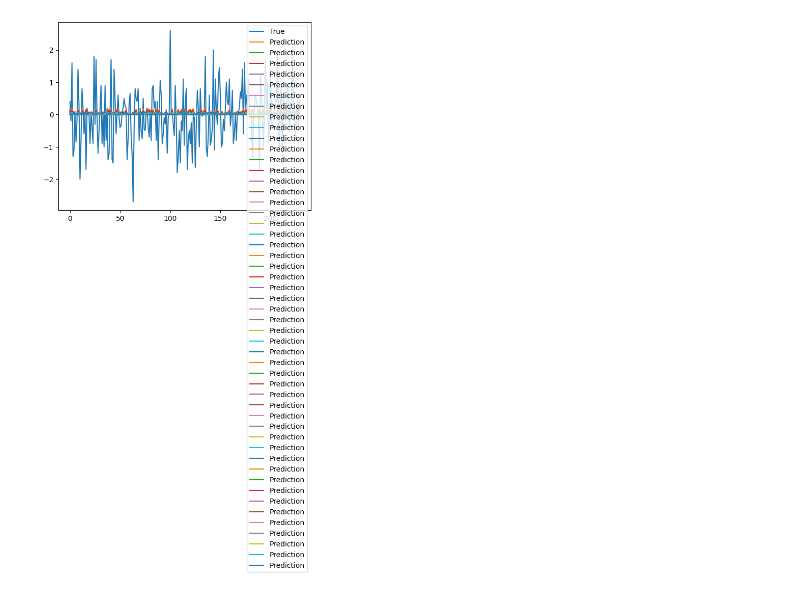
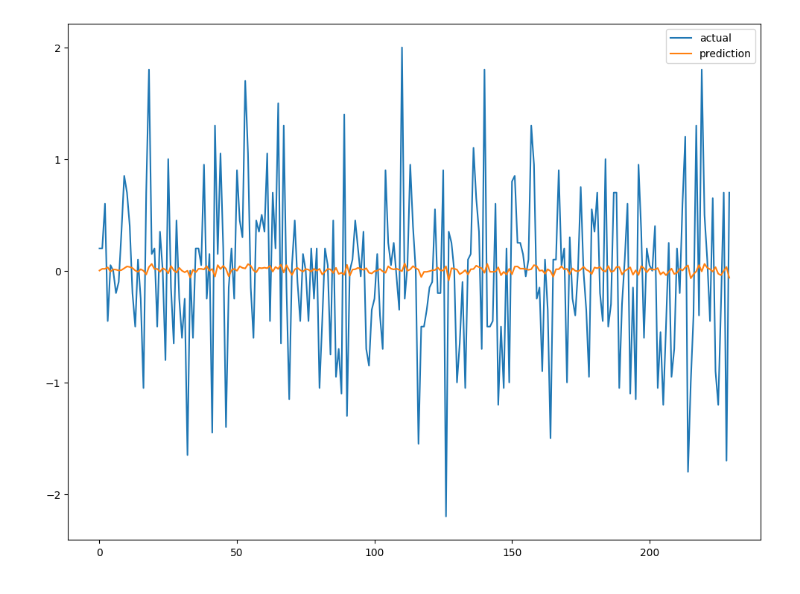
Before and after one commit to foxyhyun/openSW, a Jupyter notebook: openSWproject.ipynb, the cells around one changed output. Drawn from its saved outputs; the diff is of its cells as text; code cells hidden in the pictures.

```diff
--- a/openSWproject.ipynb
+++ b/openSWproject.ipynb
@@ -227,9 +227,9 @@ sfdata=SFA.idxNorm()
 train_inputs = concatData(sa, sadata)
 train_labels = train_inputs[1:,0].reshape(-1,1).astype(float)
 print(train_labels.shape)
-train_inputs = train_inputs[:-1,:].astype(float)
-x_train, x_test, y_train, y_test = train_test_split(train_inputs, train_labels, test_size=0.2)
-print(train_inputs[0])
+train_inputs = train_inputs[:-1,0].reshape(-1,1).astype(float)
+x_train, x_test, y_train, y_test = train_test_split(train_inputs, train_labels, test_size=0.2, shuffle=False)
+print(train_inputs)
 print(train_labels)
 # %% [output]
 (1147, 1)
@@ -245,15 +249,10 @@ print(train_labels)
  [ 0.7]]
 # %%
 model = Sequential([
-    layers.LSTM(50,
-                input_shape=(train_inputs.shape[1],1),
-                activation='relu')
+    layers.LSTM(50, input_shape=(1,1)),
+    layers.Dense(1)
+
 ])
-model.compile(loss='mse',optimizer='sgd', metrics='accuracy')
+model.compile(loss='mse',optimizer='adam', metrics='accuracy')
 model.summary()
-model.fit(x_train, y_train,
-    validation_data=(x_test,y_test),
-    batch_size=10,
-    epochs=20
-)
 # %% [output]
@@ -278,9 +297,8 @@ Epoch 20/20
 # %%
 pred = model.predict(x_test)
-fig = plt.figure(facecolor='white')
-ax = fig.add_subplot(111)
-ax.plot(y_test,label='True')
-ax.plot(pred, label='Prediction')
-ax.legend()
+plt.figure(figsize=(12, 9))
+plt.plot(y_test, label='actual')
+plt.plot(pred, label='prediction')
+plt.legend()
 plt.show()
 # %% [output]
@@ -288 +306 @@ plt.show()
-[figure, old version]
+[figure, new version]
```
Also changed, not shown: parts of 8 cells of this notebook.
